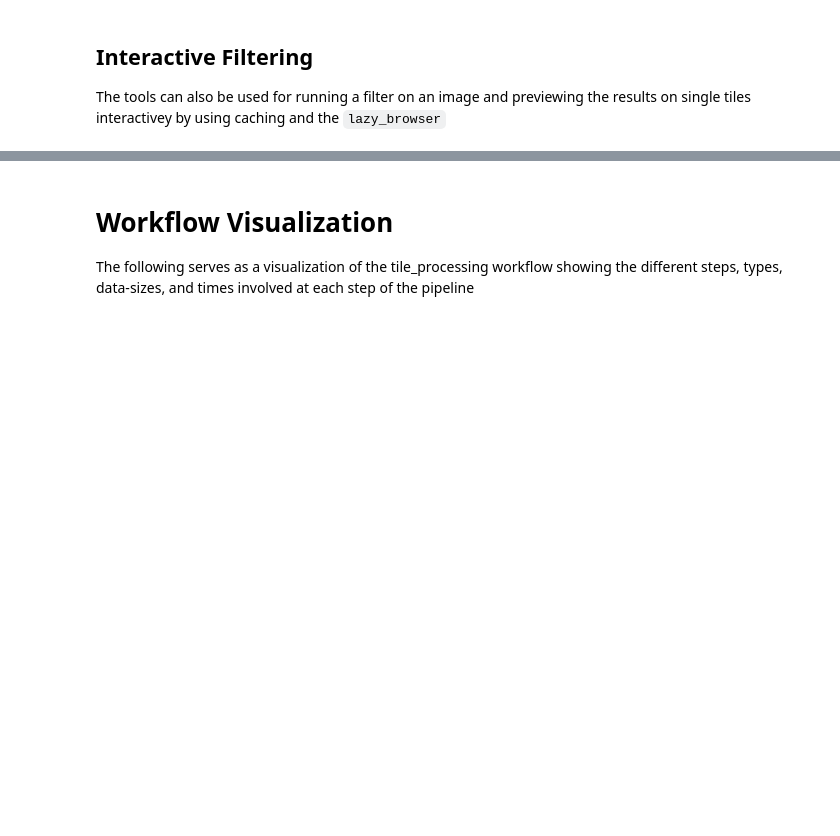
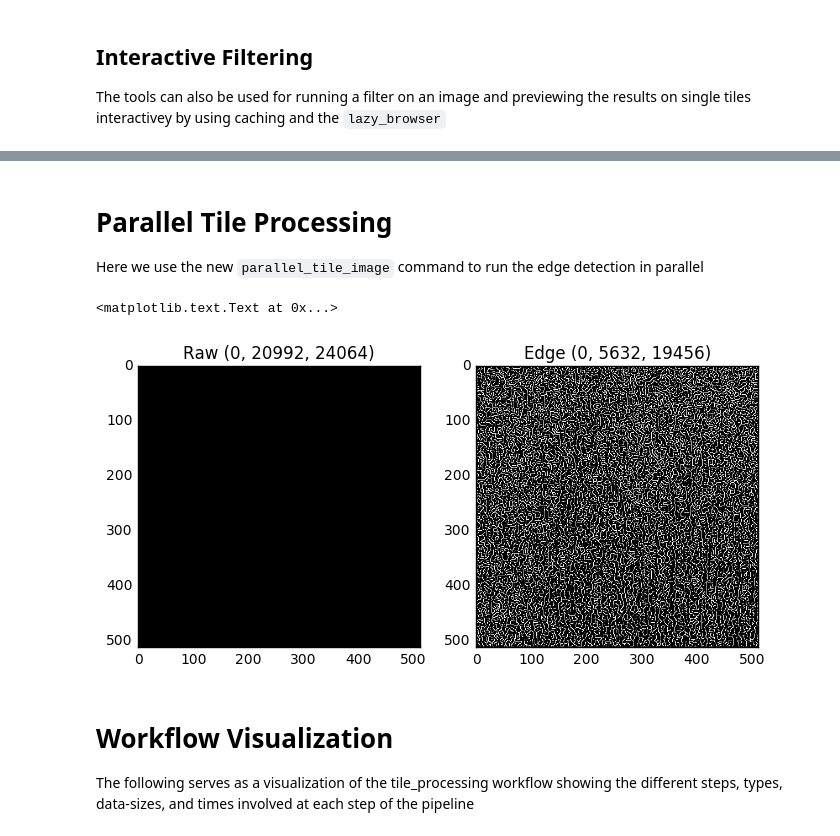
Before and after one commit to 4Quant/BBP-Setup, a Jupyter notebook: notebooks/Distributed Tile-based Reading.ipynb, the cells around one changed output, grey strips where cells are left out. Cells and saved outputs as stored; diff of their text form; code cells hidden in the pictures; blank space fills up the shorter version.

Commit message:
updated notebook with improved code demo of parallel tiles

````diff
--- a/notebooks/Distributed Tile-based Reading.ipynb
+++ b/notebooks/Distributed Tile-based Reading.ipynb
@@ -114,3 +112,23 @@ Widget Javascript not detected.  It may not be installed properly. Did you enabl
+# %% [markdown]
+# Parallel Tile Processing
+Here we use the new ```parallel_tile_image``` command to run the edge detection in parallel
+# %%
+%%time
+partile_rdd = parallel_tile_image(big_image_list[0:1], context = sc).cache()
+simple_edge_filter = lambda x: canny(x.astype(np.float32),2.0)
+partile_edge_rdd = partile_rdd.mapValues(simple_edge_filter)
+img_id, c_img = partile_rdd.takeSample(True, 1)[0]
+
+fig, (ax1, ax2) = plt.subplots(1,2, figsize = (8,4))
+ax1.imshow(c_img)
+ax1.set_title('Raw {}'.format(img_id))
+
+img_id, c_img = partile_edge_rdd.takeSample(True, 1)[0]
+ax2.imshow(c_img)
+ax2.set_title('Edge {}'.format(img_id))
+# %% [output]
+<matplotlib.text.Text at 0x...>
+[figure, added]
 # %% [markdown]
 # Workflow Visualization
 
````
Also changed, not shown: parts of 4 cells of this notebook.
